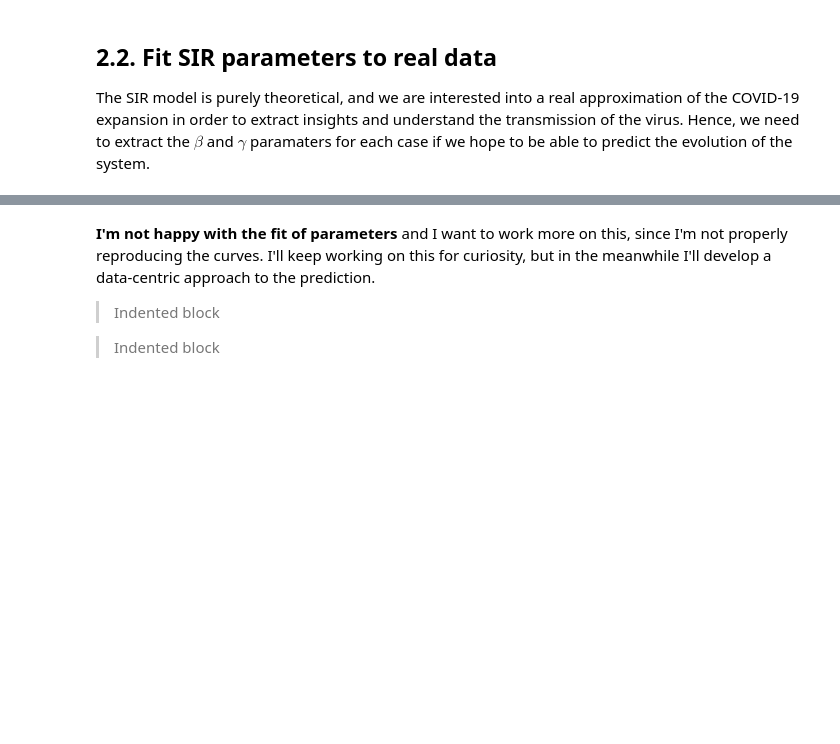
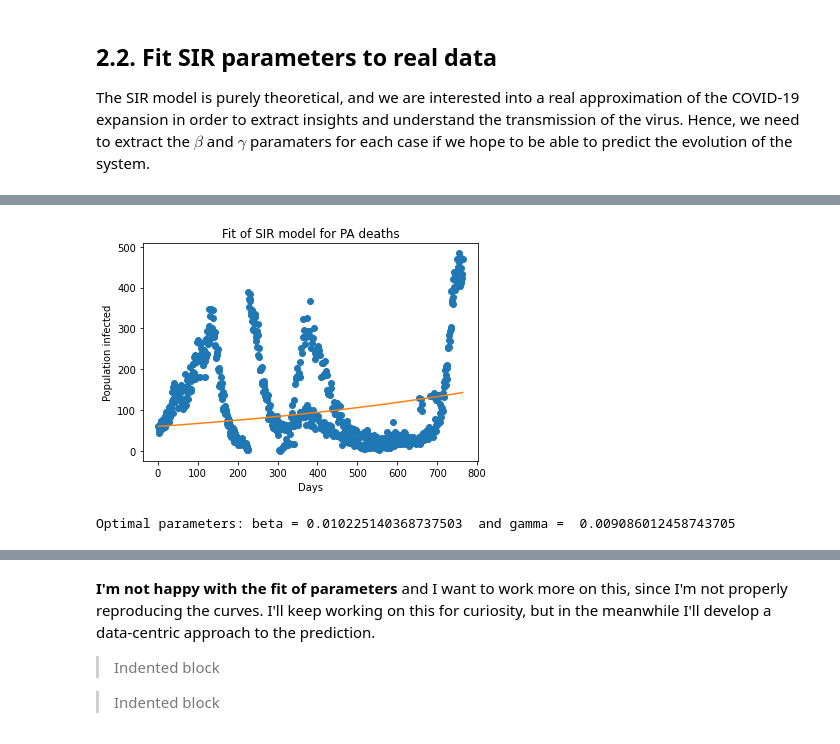
Before and after one commit to jakeisthegoat/Covid19-Analysis-Modeling, a Jupyter notebook: PAModel.ipynb, the cells around one changed output, grey strips where cells are left out. Drawn from its saved outputs; the diff is of its cells as text; code cells hidden in the pictures; blank space fills up the shorter version.

```diff
--- a/PAModel.ipynb
+++ b/PAModel.ipynb
@@ -443 +517,39 @@ print("Optimal parameters: beta =", popt[0], " and gamma = ", popt[1])
 Optimal parameters: beta = 0.009175795656106472  and gamma =  0.0033098926678261933
+# %%
+population = float(12801989)
+cases = data2['Cum_deaths']
+data2['day_count'] = list(range(1,len(data2)+1))
+
+
+ydata = [i for i in data2.Cum_deaths]
+xdata = data2.day_count
+ydata = np.array(ydata, dtype=float)
+xdata = np.array(xdata, dtype=float)
+
+N = population
+inf0 = ydata[0]
+sus0 = N - inf0
+rec0 = 0.0
+
+def sir_model(y, x, beta, gamma):
+    sus = -beta * y[0] * y[1] / N
+    rec = gamma * y[1]
+    inf = -(sus + rec)
+    return sus, inf, rec
+
+def fit_odeint(x, beta, gamma):
+    return integrate.odeint(sir_model, (sus0, inf0, rec0), x, args=(beta, gamma))[:,1]
+
+popt, pcov = optimize.curve_fit(fit_odeint, xdata, ydata)
+fitted = fit_odeint(xdata, *popt)
+
+plt.plot(xdata, ydata, 'o')
+plt.plot(xdata, fitted)
+plt.title("Fit of SIR model for PA deaths")
+plt.ylabel("Population infected")
+plt.xlabel("Days")
+plt.show()
+print("Optimal parameters: beta =", popt[0], " and gamma = ", popt[1])
+# %% [output]
+[figure, added]
+Optimal parameters: beta = 0.010225140368737503  and gamma =  0.009086012458743705
```
Also changed, not shown: parts of 67 cells of this notebook.
